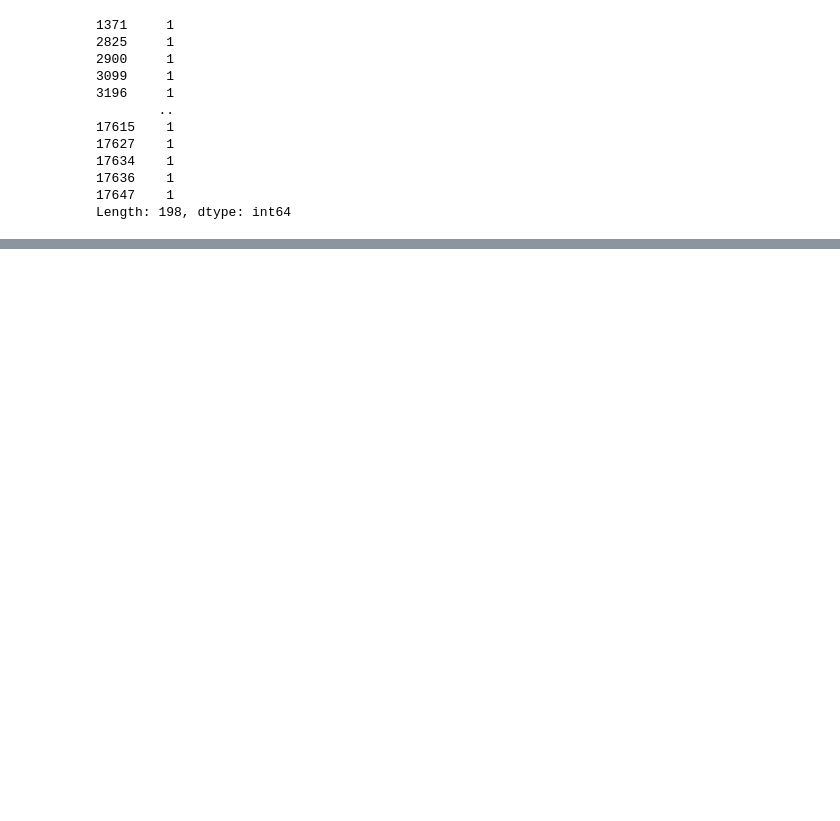
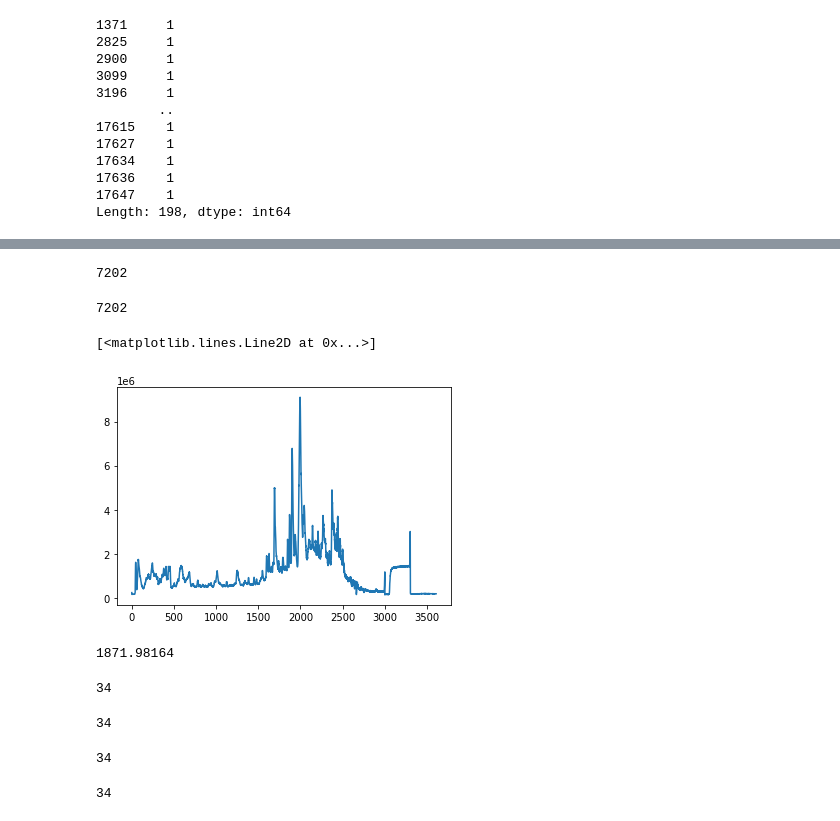
Before and after one commit to luizgmencucini/regression_filter, a Jupyter notebook: regression_filter.ipynb, the cells around one changed output, grey strips where cells are left out. Cells and saved outputs as stored; diff of their text form; code cells hidden in the pictures; blank space fills up the shorter version.

Commit message:
adding matching and graphing functions

```diff
--- a/regression_filter.ipynb
+++ b/regression_filter.ipynb
@@ -547,0 +844,3 @@ samp_010ms2.filterReg(17647, plot=True)
+# %%
+exp = loadExp('../MS1/010_1_ORIG_MS1_POS_18_09_19_1-26_01_10032.mzML')
+tic = getTIC(exp)
@@ -547,0 +867,13 @@ samp_010ms2.filterReg(17647, plot=True)
+# %%
+len(tic['rt'])
+# %% [output]
+7202
+# %%
+len(tic['i'])
+# %% [output]
+7202
+# %%
+plt.plot(tic['rt'], [x.sum() for x in tic['i']])
+# %% [output]
+[<matplotlib.lines.Line2D at 0x...>]
+[figure, added]
@@ -547,0 +882,20 @@ samp_010ms2.filterReg(17647, plot=True)
+# %%
+31.199694*60
+# %% [output]
+1871.98164
+# %%
+len(xic['rt'])
+# %% [output]
+34
+# %%
+len(xic['mz'])
+# %% [output]
+34
+# %%
+len(xic['i'])
+# %% [output]
+34
+# %%
+len(xic['xic'])
+# %% [output]
+34
```
Also changed, not shown: parts of 36 cells of this notebook.
